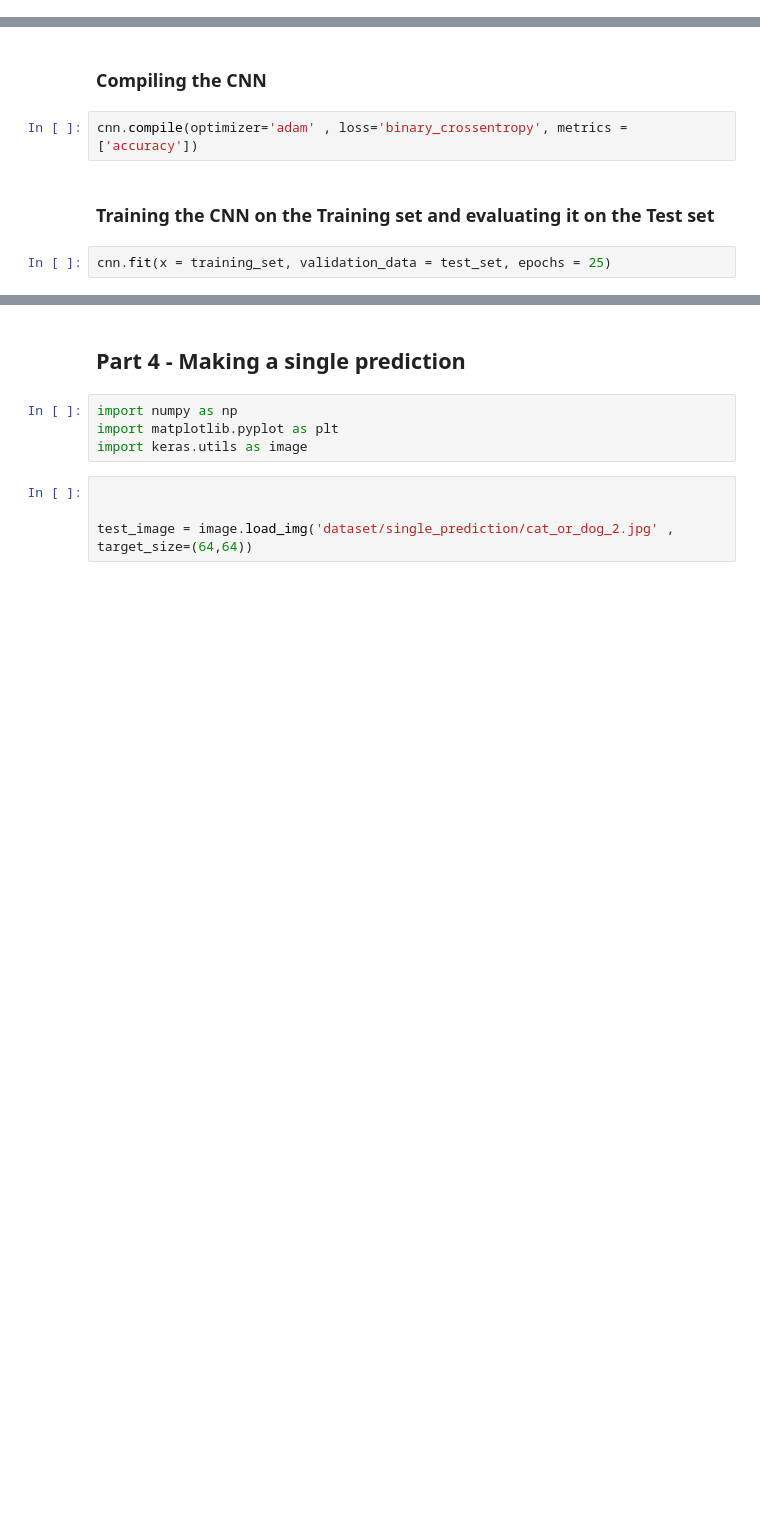
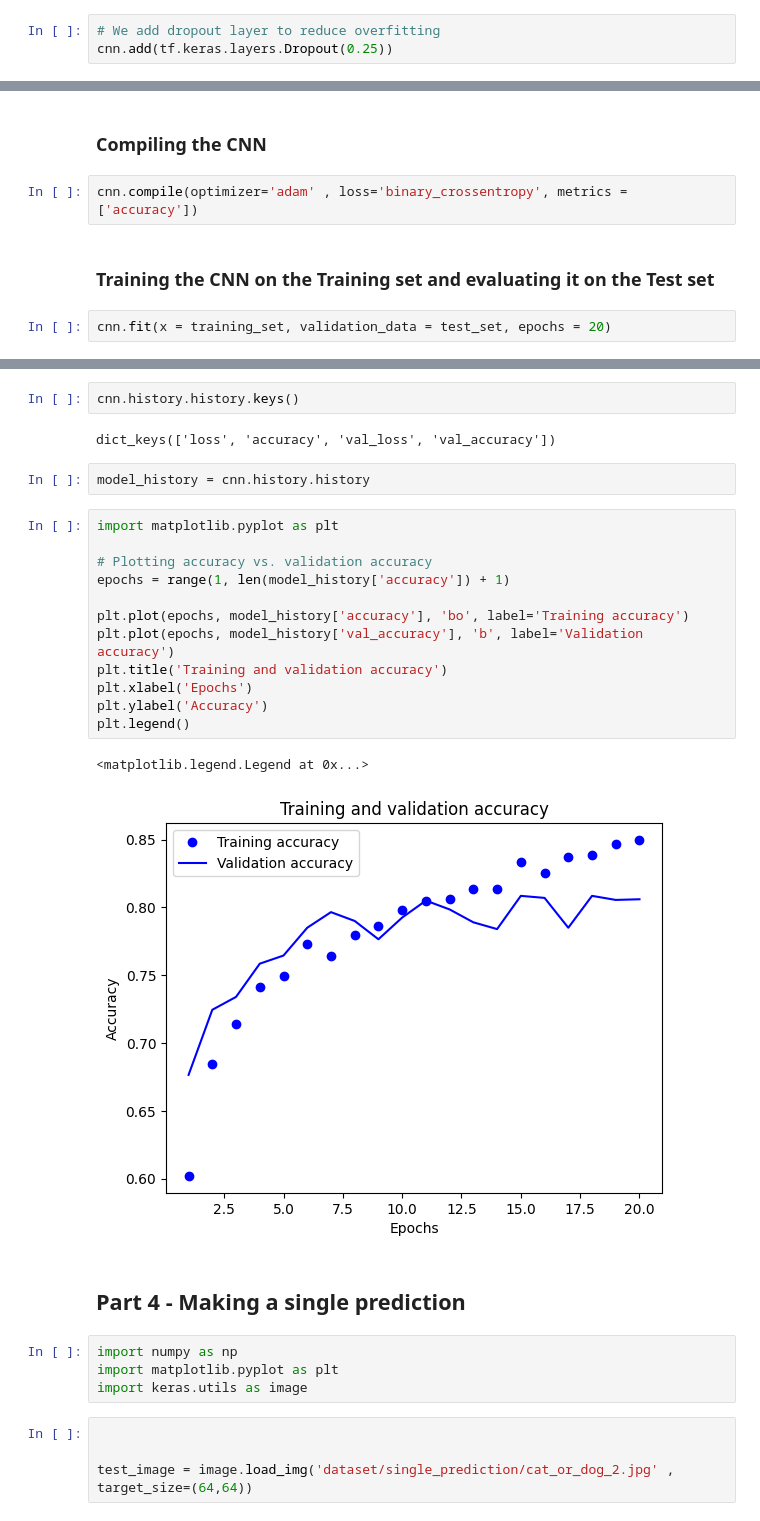
Before and after one commit to Veto2922/Cats-and-Dogs-image-classification-using-CNN, a Jupyter notebook: CNN_CODE.ipynb, the cells around one changed output, grey strips where cells are left out. Drawn from its saved outputs; the diff is of its cells as text; blank space fills up the shorter version.

```diff
--- a/CNN_CODE.ipynb
+++ b/CNN_CODE.ipynb
@@ -66,6 +66,9 @@ cnn.add(tf.keras.layers.MaxPool2D(pool_size=(2,2) , strides=2 ))
 ### Step 3 - Flattening
 # %%
 cnn.add(tf.keras.layers.Flatten())
+# %%
+# We add dropout layer to reduce overfitting
+cnn.add(tf.keras.layers.Dropout(0.25))
 # %%
 cnn.summary()
 # %% [output]
@@ -123,5 +126,5 @@ cnn.compile(optimizer='adam' , loss='binary_crossentropy', metrics = ['accuracy'
 # %% [markdown]
 ### Training the CNN on the Training set and evaluating it on the Test set
 # %%
-cnn.fit(x = training_set, validation_data = test_set, epochs = 25)
+cnn.fit(x = training_set, validation_data = test_set, epochs = 20)
 # %% [output]
@@ -145,4 +148,25 @@ Epoch 25/25
 <keras.callbacks.History at 0x...>
+# %%
+cnn.history.history.keys()
+# %% [output]
+dict_keys(['loss', 'accuracy', 'val_loss', 'val_accuracy'])
+# %%
+model_history = cnn.history.history
+# %%
+import matplotlib.pyplot as plt
+
+# Plotting accuracy vs. validation accuracy
+epochs = range(1, len(model_history['accuracy']) + 1)
+
+plt.plot(epochs, model_history['accuracy'], 'bo', label='Training accuracy')
+plt.plot(epochs, model_history['val_accuracy'], 'b', label='Validation accuracy')
+plt.title('Training and validation accuracy')
+plt.xlabel('Epochs')
+plt.ylabel('Accuracy')
+plt.legend()
+# %% [output]
+<matplotlib.legend.Legend at 0x...>
+[figure, added]
 # %% [markdown]
 ## Part 4 - Making a single prediction
 # %%
```
Also changed, not shown: parts of 39 cells of this notebook, 1 other file.
